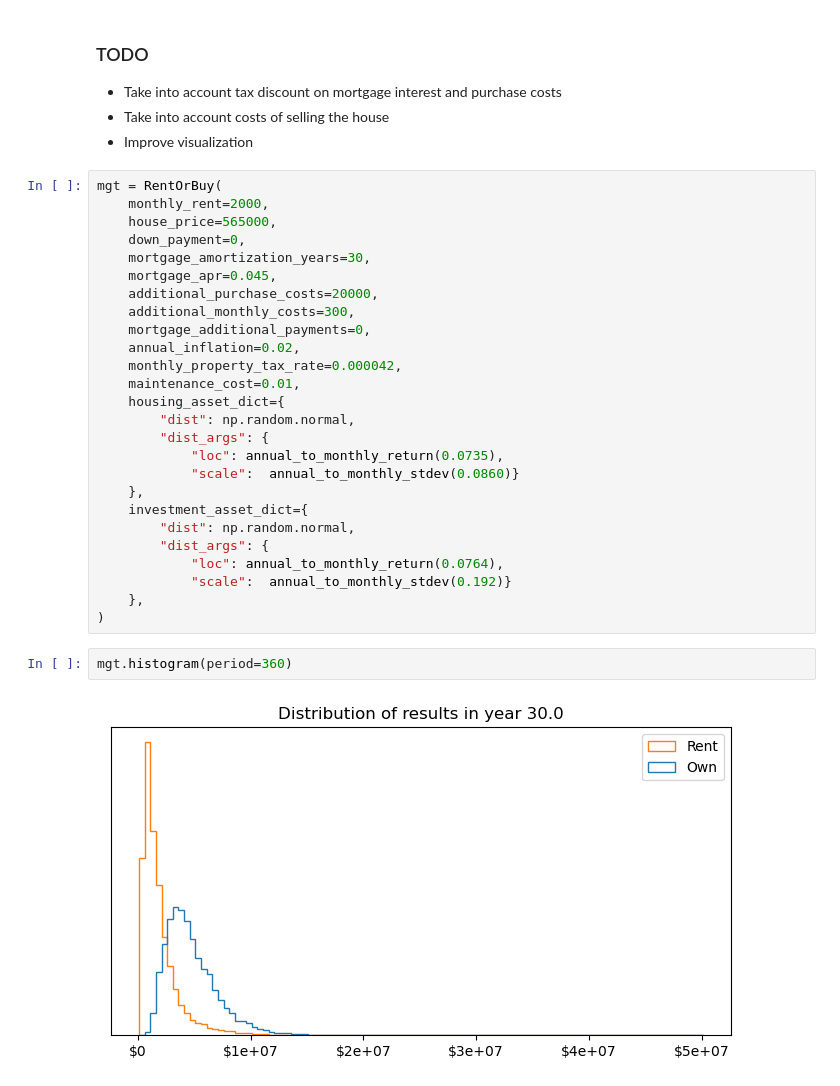
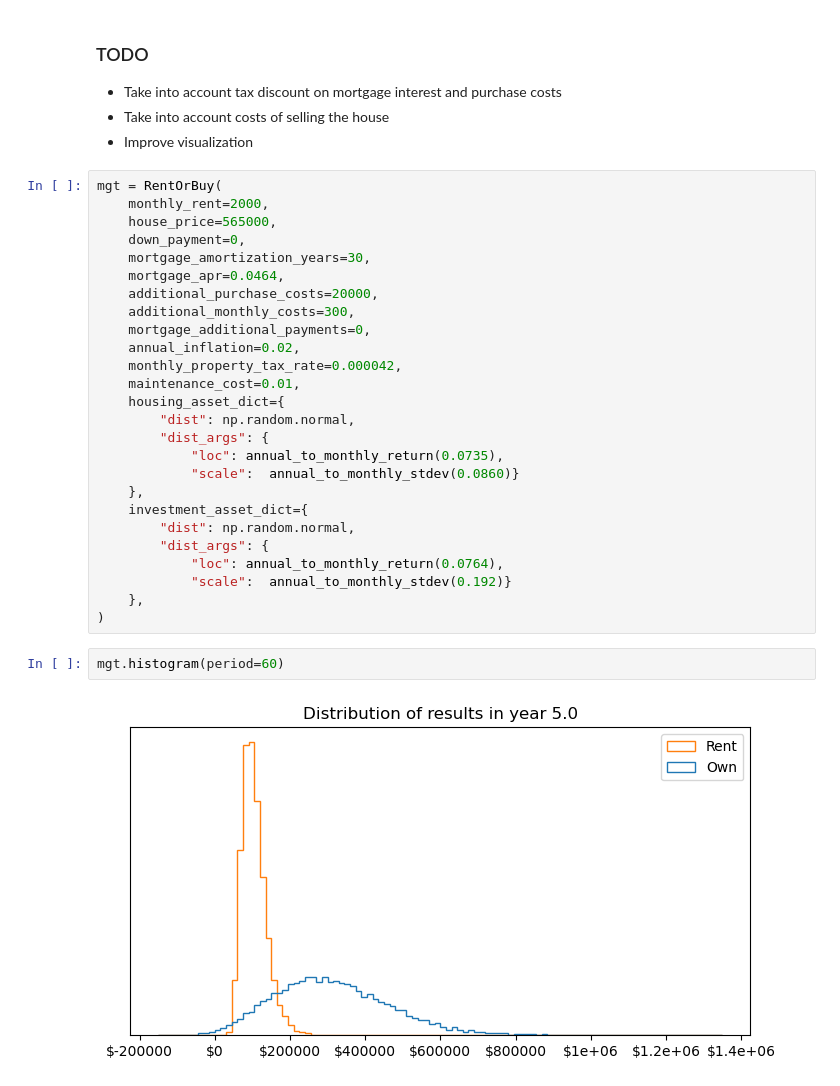
Before and after one commit to ZenBel/buy-vs-rent, a Jupyter notebook: to_buy_or_not_to_buy.ipynb, the cells around one changed output. Saved outputs shown, nothing was run; the diff lists cells and outputs as text.

```diff
--- a/to_buy_or_not_to_buy.ipynb
+++ b/to_buy_or_not_to_buy.ipynb
@@ -32,7 +35,7 @@ mgt = RentOrBuy(
     house_price=565000,
     down_payment=0,
     mortgage_amortization_years=30,
-    mortgage_apr=0.045,
+    mortgage_apr=0.0464,
     additional_purchase_costs=20000,
     additional_monthly_costs=300,
     mortgage_additional_payments=0,
@@ -53,9 +56,9 @@ mgt = RentOrBuy(
     },
 )
 # %%
-mgt.histogram(period=360)
+mgt.histogram(period=60)
 # %% [output]
-[figure, old version]
+[figure, new version]
 # %%
 mgt.median_returns_plot()
 # %% [output]
```
Also changed, not shown: parts of 3 cells of this notebook, 1 other file.
